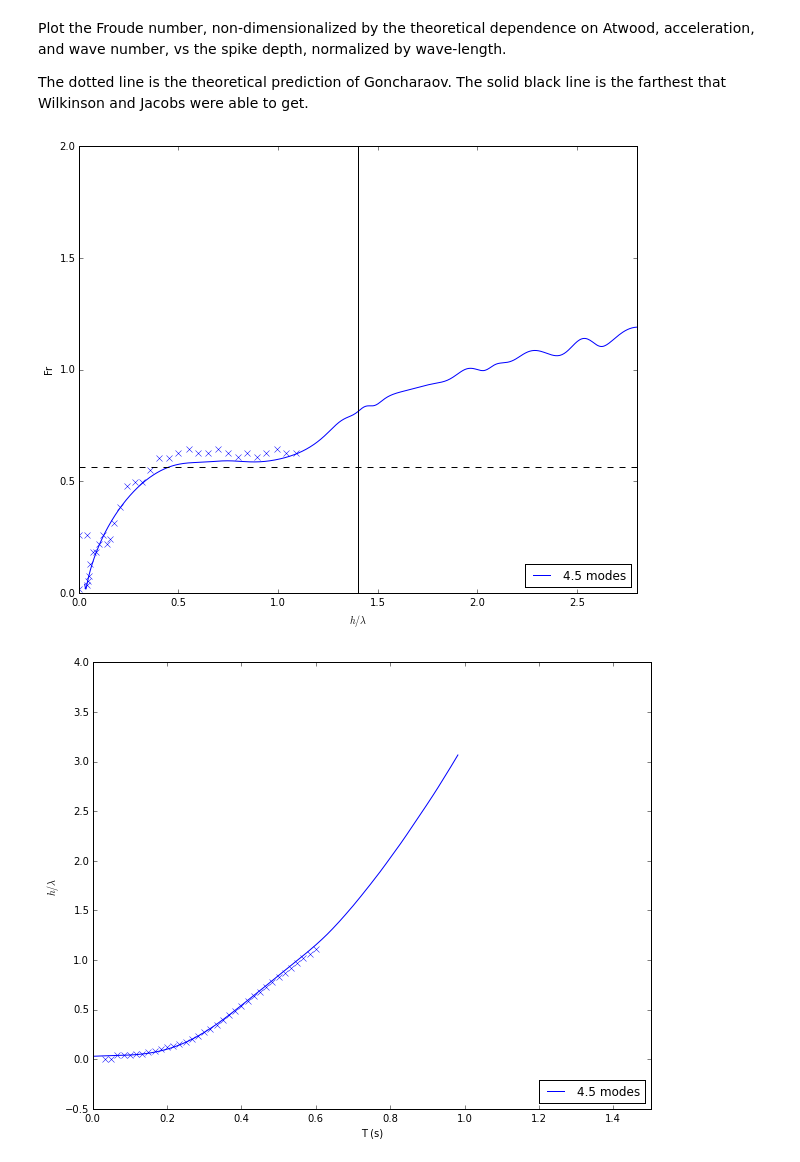
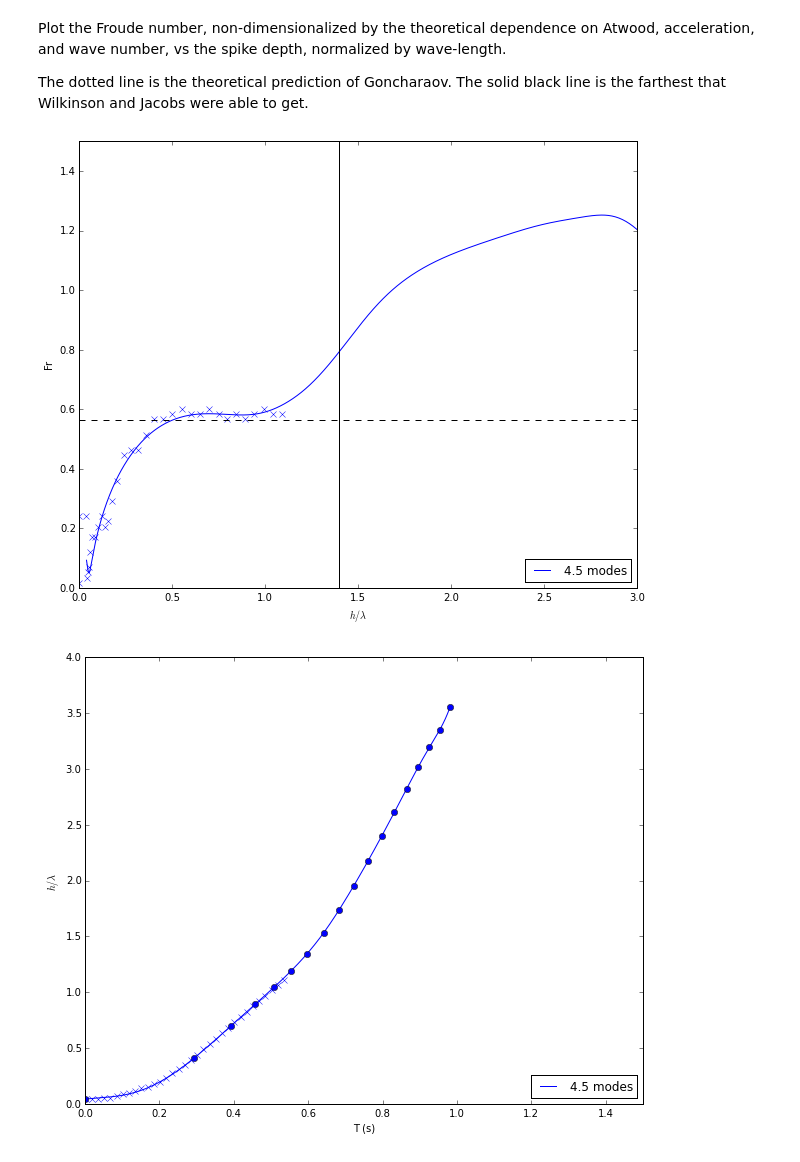
Before and after one commit to maxhutch/thesis-notebooks, a Jupyter notebook: WilkinsonAndJacobs.ipynb, the cells around one changed output. Saved outputs shown, nothing was run; the diff lists cells and outputs as text; code cells hidden in the pictures.

Commit message:
Computing Froude number based on analytic, not measured, k.

```diff
--- a/WilkinsonAndJacobs.ipynb
+++ b/WilkinsonAndJacobs.ipynb
@@ -49,13 +49,13 @@ config = Foo()
 config.names = [
 #    "Wilk/Wilk_kmin_2.5/Wilk_kmin_2.5",
 #    "Wilk/Wilk_kmin_3.5/Wilk_kmin_3.5",
-    "Wilk/Wilk_kmin_4.5/Wilk_kmin_4.5",
-#    "Wilk/Wilk_long/Wilk_long",
+#    "Wilk/Wilk_kmin_4.5/Wilk_kmin_4.5",
+    "Wilk/Wilk_long/Wilk_long",
 ]
 #config.arch_end = "maxhutch#alpha-admin/~/pub/"
-config.arch_end = "alcf#dtn_mira/projects/alpha-nek/experiments/"
-#config.arch_end = "alcf#dtn_mira/projects/PetaCESAR/maxhutch/"
-height = 'H'
+#config.arch_end = "alcf#dtn_mira/projects/alpha-nek/experiments/"
+config.arch_end = "alcf#dtn_mira/projects/PetaCESAR/maxhutch/"
+height = 'H_exp'
 # %% [markdown]
 Open a chest located on a remote globus endpoint and load a remote json configuration file.
 # %%
@@ -72,17 +72,26 @@ Use a spline to compute the derivative of 'H' vs time: the Froude number.
 spls = []
 for sc, p in zip(scs, ps):
     T = np.array(sc[:,height].keys())
-    H = -np.array(sc[:,height].values()) - 2 * np.sqrt(p['conductivity']* (T  + p['delta']**2 / p['conductivity'] / 4))
+    H = np.array(sc[:,height].values()) #- 2 * np.sqrt(p['conductivity']* (T  + p['delta']**2 / p['conductivity'] / 4))
     spls.append(UnivariateSpline(T,
                                  H,
                                  k = 5,
-                                 s = 0.000001))
+                                 s = 1.e-12))
 Frs = [spl.derivative() for spl in spls]
 Tss = [np.linspace(sc[:,height].keys()[0], sc[:,height].keys()[-1], 1000) for sc in scs]
 # %%
 Run37 = pd.DataFrame.from_csv('WRun37 4.49.56 PM 7_3_07.txt', sep='\t')
 Run58 = pd.DataFrame.from_csv('WRun058 4.32.52 PM 7_3_07.txt', sep='\t')
 Run78 = pd.DataFrame.from_csv('WRun078 4.49.56 PM 7_3_07.txt', sep='\t')
+
+def plot_exp(data, n, fmt):
+    norm = .5*(  np.sqrt(data["Atwood"]/(1-data["Atwood"])*data["Accel. [mm/sec^2]"]* 76 / n)
+               + np.sqrt(data["Atwood"]/(1+data["Atwood"])*data["Accel. [mm/sec^2]"]* 76 / n))
+    axs.plot(
+        data["AvgAmp (mm)"] * n / 76,
+        data["Average Velocity"]/norm, fmt);
+        #data["Froude Average"], fmt);
+    return
 # %% [markdown]
 Plot the Froude number, non-dimensionalized by the theoretical dependence on Atwood, acceleration, and wave number, vs the spike depth, normalized by wave-length.
 
@@ -90,42 +99,47 @@ The dotted line is the theoretical prediction of Goncharaov.  The solid black li
 # %%
 fig, axs = plt.subplots(1,1)
 
 for p, spl, Fr, T in zip(ps, spls, Frs, Tss):
     axs.plot(
         spl(T) * p["kmin"],
         Fr(T)/ np.sqrt(p["atwood"]*p["g"] / p["kmin"]),
         label="{:3.1f} modes".format(p["kmin"]));
 #axs.plot(Run37["AvgAmp (mm)"] * 2.5 / 76, Run37["Froude Average"], "bx");
-axs.plot(Run58["AvgAmp (mm)"] * 4.5 / 76, Run58["Froude Average"], "bx");
-#axs.plot(Run78["AvgAmp (mm)"] * 3.5 / 76, Run78["Froude Average"], "gx");
+#plot_exp(Run37, 2.5, "bx")
+#plot_exp(Run78, 3.5, "gx")
+plot_exp(Run58, 4.5, "bx")
 axs.plot([0,10], [np.sqrt(1/np.pi), np.sqrt(1/np.pi)], 'k--')
 axs.axvline(x=1.4, color='k');
 axs.set_ylabel(r'Fr')
 axs.set_xlabel(r'$h/\lambda$');
 axs.legend(loc=4);
-axs.set_xbound(0,2.8);
-axs.set_ybound(0,2);
+axs.set_xbound(0,3);
+axs.set_ybound(0,1.5);
 plt.savefig('Figure17_long.png')
 # %% [output]
-[figure, old version]
+[figure, new version]
 # %%
 fig, axs = plt.subplots(1,1)
 
-for p, spl, Fr, T in zip(ps, spls, Frs, Tss):
+for sc, p, spl, Fr, T in zip(scs, ps, spls, Frs, Tss):
     axs.plot(
         T,
         spl(T) * p["kmin"],
         label="{:3.1f} modes".format(p["kmin"]));
+    axs.plot(
+        sc[:,height].keys(),
+        np.array(sc[:,height].values())*p['kmin'],
+        'bo');
 #axs.plot(Run37["Time (sec)"]-.5, Run37["AvgAmp (mm)"] * 2.5 / 76, "bx");
-axs.plot(Run58["Time (sec)"]-.45, Run58["AvgAmp (mm)"] * 4.5 / 78, "bx");
+axs.plot(Run58["Time (sec)"]-.515, Run58["AvgAmp (mm)"] * 4.5 / 78, "bx");
 #axs.plot(Run78["Time (sec)"]-.5, Run78["AvgAmp (mm)"] * 3.5 / 76, "gx");
 axs.set_ylabel(r'$h/\lambda$')
 axs.set_xlabel(r'T (s)');
 axs.set_xbound(0.0,1.5);
-axs.set_ybound(-0.5,4);
+axs.set_ybound(-0.0,4);
 axs.legend(loc=4);
 # %% [output]
-[figure, old version]
+[figure, new version]
 # %%
 %install_ext http://raw.github.com/jrjohansson/version_information/master/version_information.py
 %load_ext version_information
```
Also changed, not shown: parts of 1 cell of this notebook.
